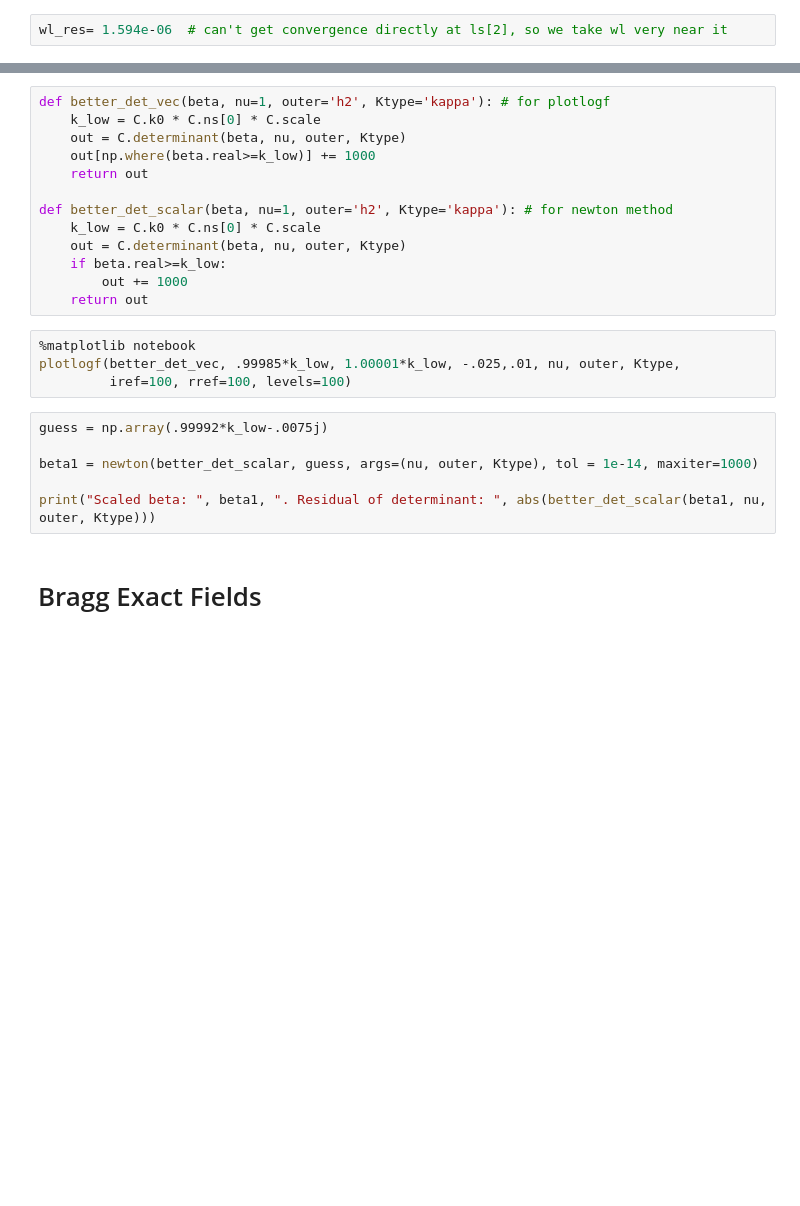
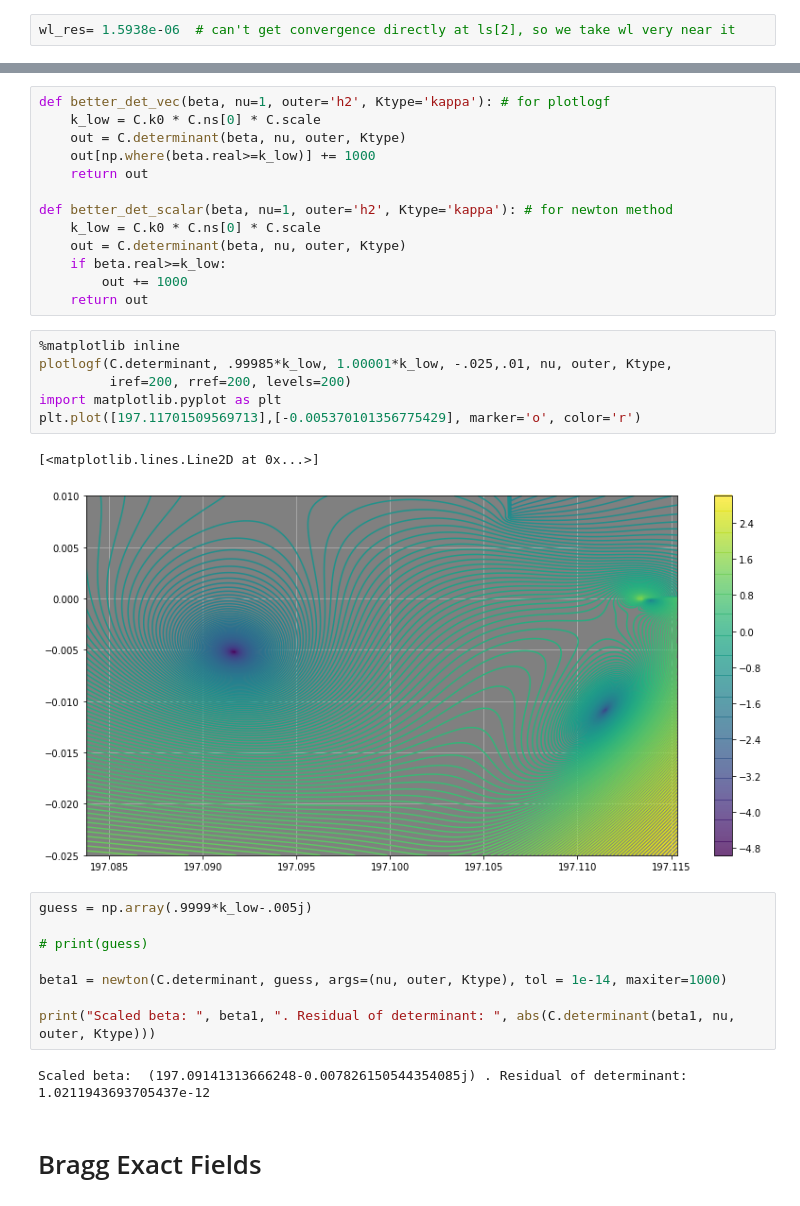
Before and after one commit to frankybuckets/fibermode2, a Jupyter notebook: fiber/microstruct/bragg/notebooks/scalar/Modes.ipynb, the cells around one changed output, grey strips where cells are left out. Drawn from its saved outputs; the diff is of its cells as text; blank space fills up the shorter version.

```diff
--- a/fiber/microstruct/bragg/notebooks/scalar/Modes.ipynb
+++ b/fiber/microstruct/bragg/notebooks/scalar/Modes.ipynb
@@ -141,4 +163,4 @@ ls
 # %%
-wl_res= 1.594e-06  # can't get convergence directly at ls[2], so we take wl very near it
+wl_res= 1.5938e-06  # can't get convergence directly at ls[2], so we take wl very near it
 # %%
 C = BraggScalar(ts=ts, mats=mats, ns=ns, maxhs=maxhs, wl=wl_res)
@@ -163,15 +189,24 @@ def better_det_scalar(beta, nu=1, outer='h2', Ktype='kappa'): # for newton metho
         out += 1000
     return out
 # %%
-%matplotlib notebook
-plotlogf(better_det_vec, .99985*k_low, 1.00001*k_low, -.025,.01, nu, outer, Ktype,
-         iref=100, rref=100, levels=100)
+%matplotlib inline
+plotlogf(C.determinant, .99985*k_low, 1.00001*k_low, -.025,.01, nu, outer, Ktype,
+         iref=200, rref=200, levels=200)
+import matplotlib.pyplot as plt
+plt.plot([197.11701509569713],[-0.005370101356775429], marker='o', color='r')
+# %% [output]
+[<matplotlib.lines.Line2D at 0x...>]
+[figure, added]
 # %%
-guess = np.array(.99992*k_low-.0075j)
+guess = np.array(.9999*k_low-.005j)
 
-beta1 = newton(better_det_scalar, guess, args=(nu, outer, Ktype), tol = 1e-14, maxiter=1000)
+# print(guess)
 
-print("Scaled beta: ", beta1, ". Residual of determinant: ", abs(better_det_scalar(beta1, nu, outer, Ktype)))
+beta1 = newton(C.determinant, guess, args=(nu, outer, Ktype), tol = 1e-14, maxiter=1000)
+
+print("Scaled beta: ", beta1, ". Residual of determinant: ", abs(C.determinant(beta1, nu, outer, Ktype)))
+# %% [output]
+Scaled beta:  (197.09141313666248-0.007826150544354085j) . Residual of determinant:  1.0211943693705437e-12
 # %% [markdown]
 # Bragg Exact Fields
 # %%
```
Also changed, not shown: parts of 17 cells of this notebook, 5 other files.
